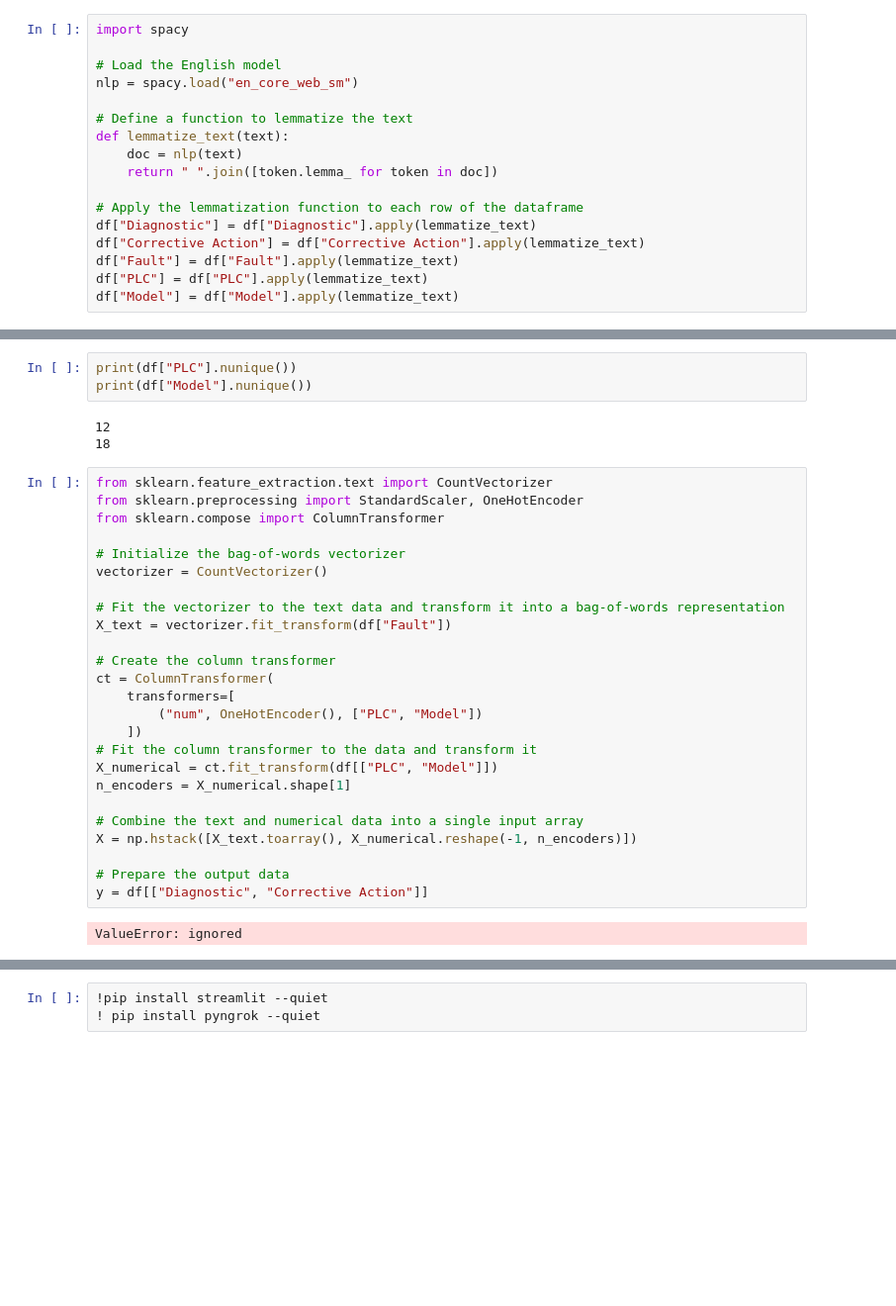
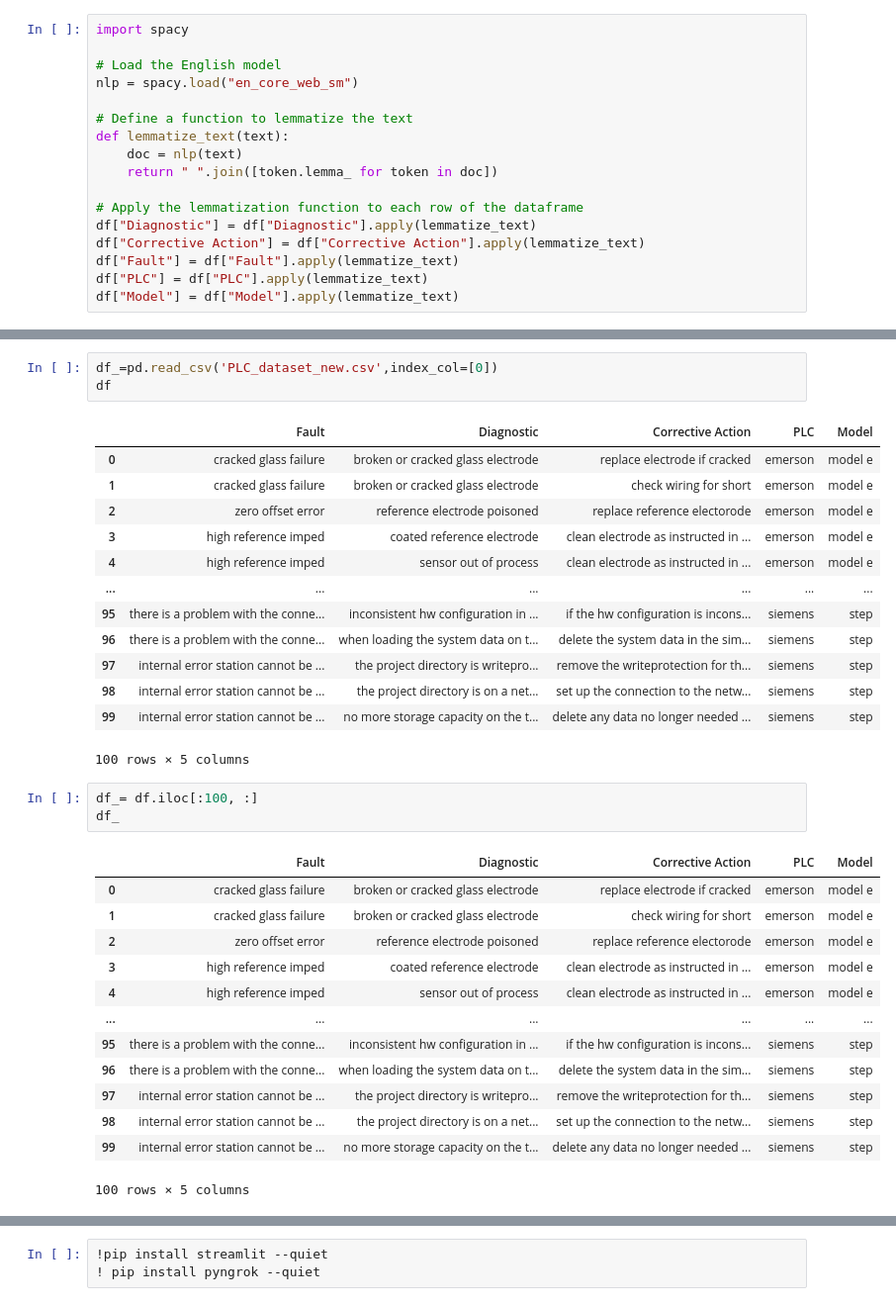
Before and after one commit to KevKibe/PLC-Device-Diagnostic-and-Corrective-Action-Prediction, a Jupyter notebook: PLC_Fault_Prediction.ipynb, the cells around one changed output, grey strips where cells are left out. Shown at 99% size. Cells and saved outputs as stored; diff of their text form; blank space fills up the shorter version.

```diff
--- a/PLC_Fault_Prediction.ipynb
+++ b/PLC_Fault_Prediction.ipynb
@@ -83,36 +85,37 @@ files.download("PLC_dataset_new.csv")
 # %% [output]
 [interactive output not drawn]
 [interactive output not drawn]
-# %%
-print(df["PLC"].nunique())
-print(df["Model"].nunique())
-# %% [output]
-12
-18
-# %%
-from sklearn.feature_extraction.text import CountVectorizer
-from sklearn.preprocessing import StandardScaler, OneHotEncoder
-from sklearn.compose import ColumnTransformer
-
-# Initialize the bag-of-words vectorizer
-vectorizer = CountVectorizer()
-
-# Fit the vectorizer to the text data and transform it into a bag-of-words representation
-X_text = vectorizer.fit_transform(df["Fault"])
-
-# Create the column transformer
-ct = ColumnTransformer(
-    transformers=[
-        ("num", OneHotEncoder(), ["PLC", "Model"])
-    ])
-# Fit the column transformer to the data and transform it
-X_numerical = ct.fit_transform(df[["PLC", "Model"]])
-n_encoders = X_numerical.shape[1]
-
-# Combine the text and numerical data into a single input array
-X = np.hstack([X_text.toarray(), X_numerical.reshape(-1, n_encoders)])
-
-# Prepare the output data
-y = df[["Diagnostic", "Corrective Action"]]
-# %% [output]
-ValueError: ignored
+# %%
+df_=pd.read_csv('PLC_dataset_new.csv',index_col=[0])
+df
+# %% [output]
+|  | Fault | Diagnostic | Corrective Action | PLC | Model |
+| 0 | cracked glass failure | broken or cracked glass electrode | replace electrode if cracked | emerson | model e |
+| 1 | cracked glass failure | broken or cracked glass electrode | check wiring for short | emerson | model e |
+| 2 | zero offset error | reference electrode poisoned | replace reference electorode | emerson | model e |
+| 3 | high reference imped | coated reference electrode | clean electrode as instructed in ... | emerson | model e |
+| 4 | high reference imped | sensor out of process | clean electrode as instructed in ... | emerson | model e |
+| ... | ... | ... | ... | ... | ... |
+| 95 | there is a problem with the conne... | inconsistent hw configuration in ... | if the hw configuration is incons... | siemens | step |
+| 96 | there is a problem with the conne... | when loading the system data on t... | delete the system data in the sim... | siemens | step |
+| 97 | internal error station cannot be ... | the project directory is writepro... | remove the writeprotection for th... | siemens | step |
+| 98 | internal error station cannot be ... | the project directory is on a net... | set up the connection to the netw... | siemens | step |
+| 99 | internal error station cannot be ... | no more storage capacity on the t... | delete any data no longer needed ... | siemens | step |
+100 rows × 5 columns
+# %%
+df_= df.iloc[:100, :]
+df_
+# %% [output]
+|  | Fault | Diagnostic | Corrective Action | PLC | Model |
+| 0 | cracked glass failure | broken or cracked glass electrode | replace electrode if cracked | emerson | model e |
+| 1 | cracked glass failure | broken or cracked glass electrode | check wiring for short | emerson | model e |
+| 2 | zero offset error | reference electrode poisoned | replace reference electorode | emerson | model e |
+| 3 | high reference imped | coated reference electrode | clean electrode as instructed in ... | emerson | model e |
+| 4 | high reference imped | sensor out of process | clean electrode as instructed in ... | emerson | model e |
+| ... | ... | ... | ... | ... | ... |
+| 95 | there is a problem with the conne... | inconsistent hw configuration in ... | if the hw configuration is incons... | siemens | step |
+| 96 | there is a problem with the conne... | when loading the system data on t... | delete the system data in the sim... | siemens | step |
+| 97 | internal error station cannot be ... | the project directory is writepro... | remove the writeprotection for th... | siemens | step |
+| 98 | internal error station cannot be ... | the project directory is on a net... | set up the connection to the netw... | siemens | step |
+| 99 | internal error station cannot be ... | no more storage capacity on the t... | delete any data no longer needed ... | siemens | step |
+100 rows × 5 columns
```
Also changed, not shown: parts of 9 cells of this notebook.
